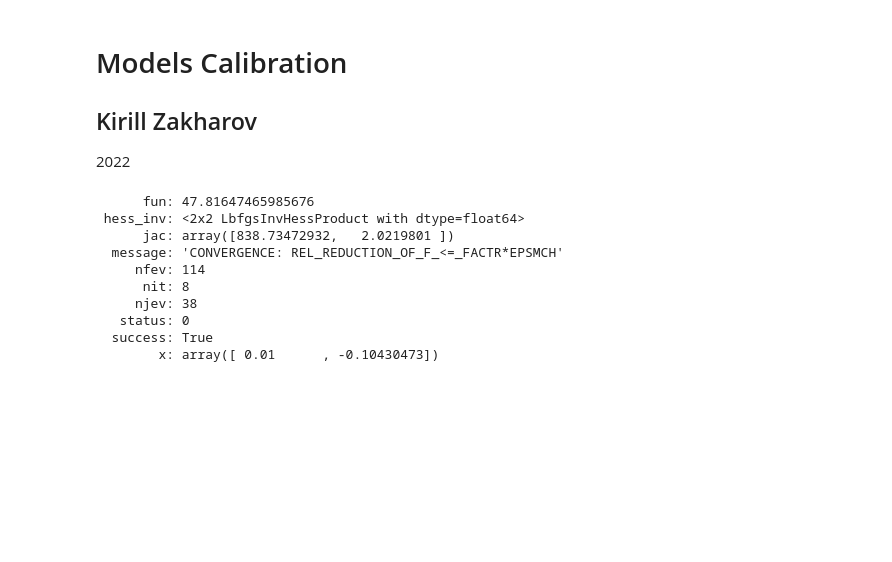
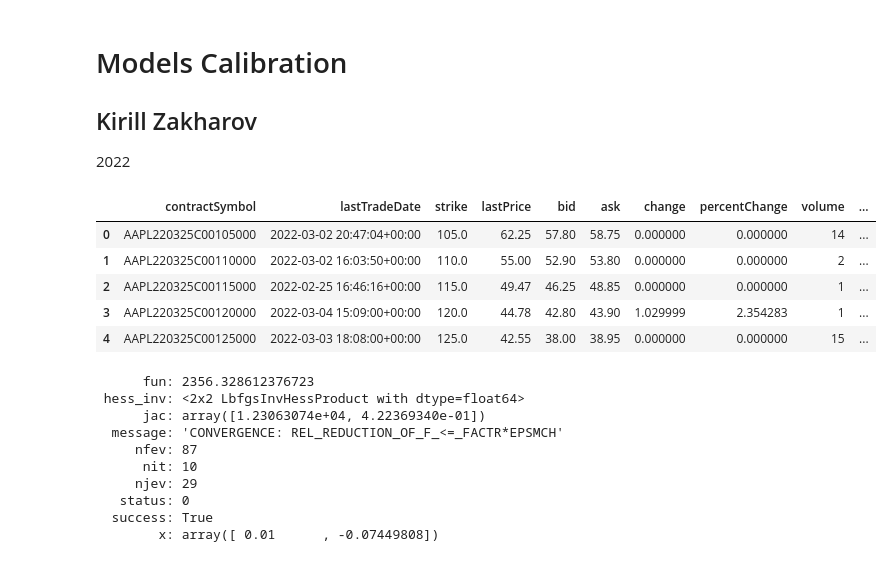
Before and after one commit to kirillzx/Generalized-Bates-model-draft, a Jupyter notebook: Calibration.ipynb, the cells around one changed output. Saved outputs shown, nothing was run; the diff lists cells and outputs as text; code cells hidden in the pictures; blank space fills up the shorter version.

```diff
--- a/Calibration.ipynb
+++ b/Calibration.ipynb
@@ -23,6 +25,15 @@ plt.style.use('ggplot')
 aapl = yf.Ticker('AAPL')
 # %%
 apple_option = aapl.option_chain('2022-03-25').calls
+# %%
+apple_option.head()
+# %% [output]
+|  | contractSymbol | lastTradeDate | strike | lastPrice | bid | ask | change | percentChange | volume | ... |
+| 0 | AAPL220325C00105000 | 2022-03-02 20:47:04+00:00 | 105.0 | 62.25 | 57.80 | 58.75 | 0.000000 | 0.000000 | 14 | ... |
+| 1 | AAPL220325C00110000 | 2022-03-02 16:03:50+00:00 | 110.0 | 55.00 | 52.90 | 53.80 | 0.000000 | 0.000000 | 2 | ... |
+| 2 | AAPL220325C00115000 | 2022-02-25 16:46:16+00:00 | 115.0 | 49.47 | 46.25 | 48.85 | 0.000000 | 0.000000 | 1 | ... |
+| 3 | AAPL220325C00120000 | 2022-03-04 15:09:00+00:00 | 120.0 | 44.78 | 42.80 | 43.90 | 1.029999 | 2.354283 | 1 | ... |
+| 4 | AAPL220325C00125000 | 2022-03-03 18:08:00+00:00 | 125.0 | 42.55 | 38.00 | 38.95 | 0.000000 | 0.000000 | 15 | ... |
 # %%
 # apple_option.to_csv('Apple_Option.csv')
 # %%
@@ -125,31 +138,32 @@ def ChFHestonModel(r, tau, kappa, gamma, vbar, v0, rho):
 # %%
-def error_f(x, prices, strikes):
+def error_fBS(x, prices, strikes):
     cf = lambda u: np.exp((x[0] - 0.5 * x[1]**2)* 1j * u * tau - 0.5 * x[1]**2 * u**2 * tau)
-
-#     cf = ChFHestonModel(0.05, 1, x[0], x[1], x[2], 0.04, x[3])
 
     price_calib = CallPutOptionPriceCOS(cf, CP, s0, x[0], tau, strikes, N, L).T[0]
 
-    return sum(abs(price_calib - prices)/prices)
+    return np.mean((price_calib - prices)**2)
+
+def error_fHM(x, prices, strikes):
+    cf = ChFHestonModel(x[0], 1, x[1], x[2], x[3], v0, x[4])
+
+    price_calib = CallPutOptionPriceCOS(cf, CP, s0, x[0], tau, strikes, N, L).T[0]
+
+    return np.mean((price_calib - prices)**2)
 
 #r, sigma
 init_vals = [0.1, 0.4]
 bounds = ((0.01, 0.1), (-1, 1))
 
-#r, kappa, gamma, vbar, rho
-# init_vals = [0.05, 0.4, 0.8, 0.04, -0.8]
-# bounds = ((0.01, 0.1), (1e-10, 1), (1e-10, 1), (1e-10, 1), (-1, -0.001))
-
-params_BS = minimize(error_f, x0=init_vals, args=(prices, strikes), bounds=bounds, tol=1e-10, options={"maxiter": 10000})
+params_BS = minimize(error_fBS, x0=init_vals, args=(prices, strikes), bounds=bounds, tol=1e-10, options={"maxiter": 10000})
 params_BS
 # %% [output]
-      fun: 47.81647465985676
+      fun: 2356.328612376723
  hess_inv: <2x2 LbfgsInvHessProduct with dtype=float64>
-      jac: array([838.73472932,   2.0219801 ])
+      jac: array([1.23063074e+04, 4.22369340e-01])
   message: 'CONVERGENCE: REL_REDUCTION_OF_F_<=_FACTR*EPSMCH'
-     nfev: 114
-      nit: 8
-     njev: 38
+     nfev: 87
+      nit: 10
+     njev: 29
    status: 0
   success: True
-        x: array([ 0.01      , -0.10430473])
+        x: array([ 0.01      , -0.07449808])
```
Also changed, not shown: parts of 17 cells of this notebook.
